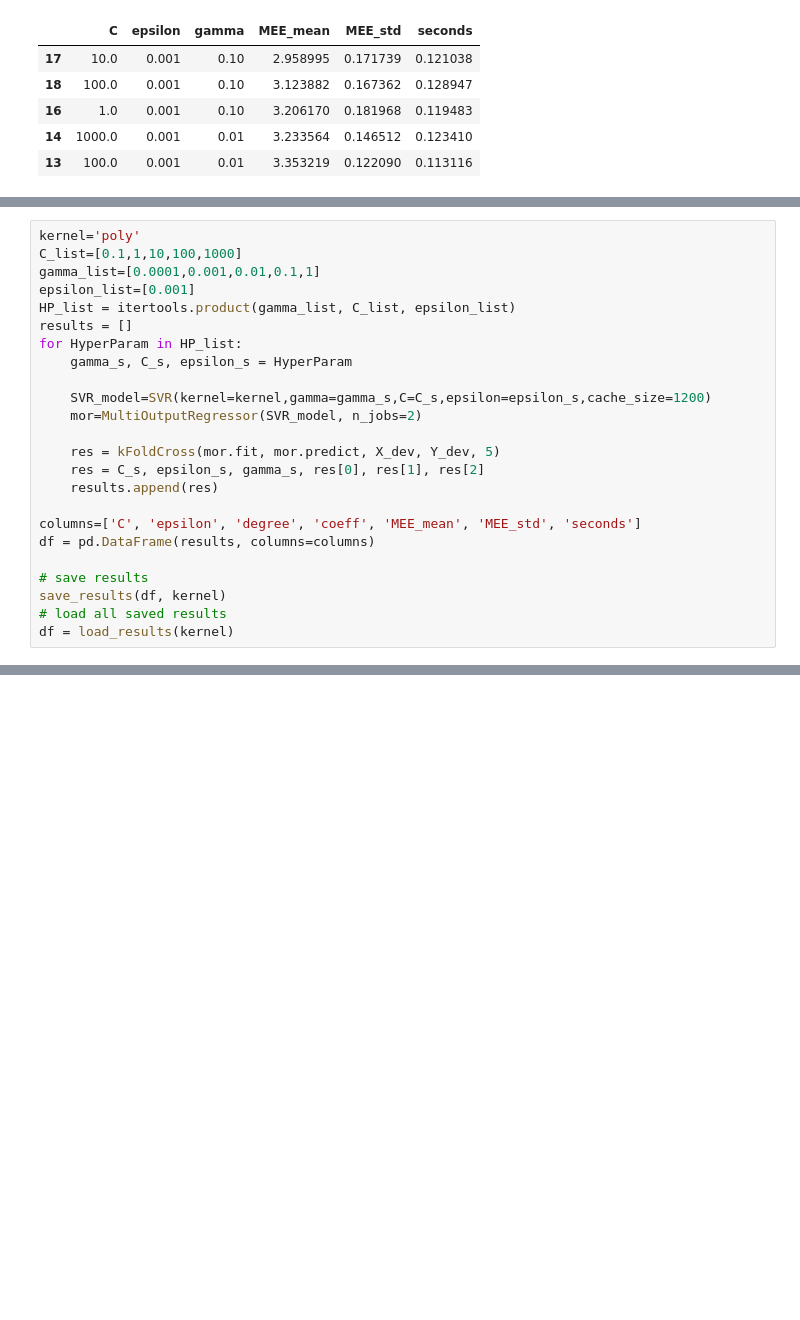
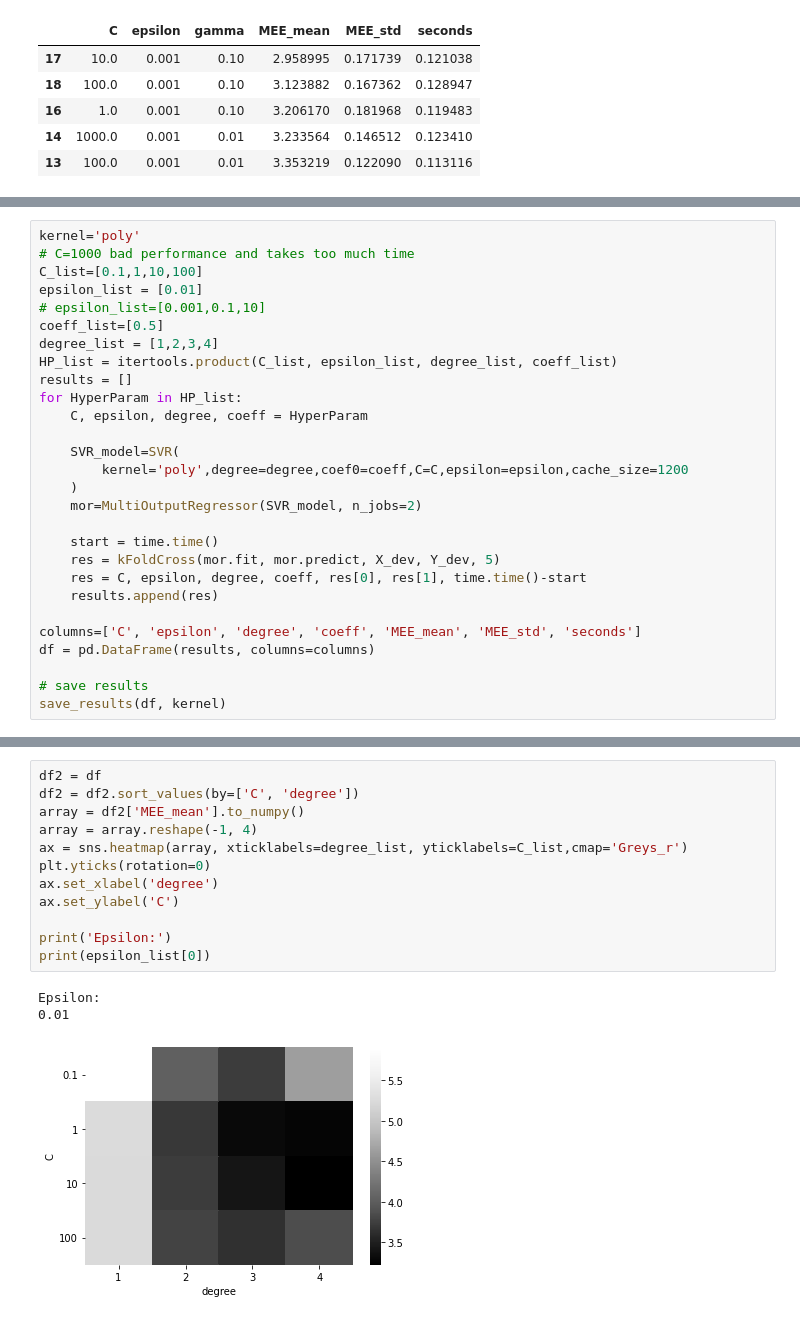
Before and after one commit to FeLusiani/ML_Project, a Jupyter notebook: MLCode/SVR.ipynb, the cells around one changed output, grey strips where cells are left out. Drawn from its saved outputs; the diff is of its cells as text; blank space fills up the shorter version.

Commit message:
Added SVR with poly kernel

```diff
--- a/MLCode/SVR.ipynb
+++ b/MLCode/SVR.ipynb
@@ -65,19 +69,25 @@ ax.set_ylabel('C')
 [figure]
 # %%
 kernel='poly'
-C_list=[0.1,1,10,100,1000]
-gamma_list=[0.0001,0.001,0.01,0.1,1]
-epsilon_list=[0.001]
-HP_list = itertools.product(gamma_list, C_list, epsilon_list)
+# C=1000 bad performance and takes too much time
+C_list=[0.1,1,10,100]
+epsilon_list = [0.01]
+# epsilon_list=[0.001,0.1,10]
+coeff_list=[0.5]
+degree_list = [1,2,3,4]
+HP_list = itertools.product(C_list, epsilon_list, degree_list, coeff_list)
 results = []
 for HyperParam in HP_list:
-    gamma_s, C_s, epsilon_s = HyperParam
+    C, epsilon, degree, coeff = HyperParam
 
-    SVR_model=SVR(kernel=kernel,gamma=gamma_s,C=C_s,epsilon=epsilon_s,cache_size=1200)
+    SVR_model=SVR(
+        kernel='poly',degree=degree,coef0=coeff,C=C,epsilon=epsilon,cache_size=1200
+    )
     mor=MultiOutputRegressor(SVR_model, n_jobs=2)
 
+    start = time.time()
     res = kFoldCross(mor.fit, mor.predict, X_dev, Y_dev, 5)
-    res = C_s, epsilon_s, gamma_s, res[0], res[1], res[2]
+    res = C, epsilon, degree, coeff, res[0], res[1], time.time()-start
     results.append(res)
 
 columns=['C', 'epsilon', 'degree', 'coeff', 'MEE_mean', 'MEE_std', 'seconds']
@@ -85,5 +95,3 @@ df = pd.DataFrame(results, columns=columns)
 
 # save results
 save_results(df, kernel)
-# load all saved results
-df = load_results(kernel)
@@ -89,0 +120,16 @@ df = load_results(kernel)
+# %%
+df2 = df
+df2 = df2.sort_values(by=['C', 'degree'])
+array = df2['MEE_mean'].to_numpy()
+array = array.reshape(-1, 4)
+ax = sns.heatmap(array, xticklabels=degree_list, yticklabels=C_list,cmap='Greys_r')
+plt.yticks(rotation=0)
+ax.set_xlabel('degree')
+ax.set_ylabel('C')
+
+print('Epsilon:')
+print(epsilon_list[0])
+# %% [output]
+Epsilon:
+0.01
+[figure, added]
```
Also changed, not shown: parts of 3 cells of this notebook, 2 other files.
